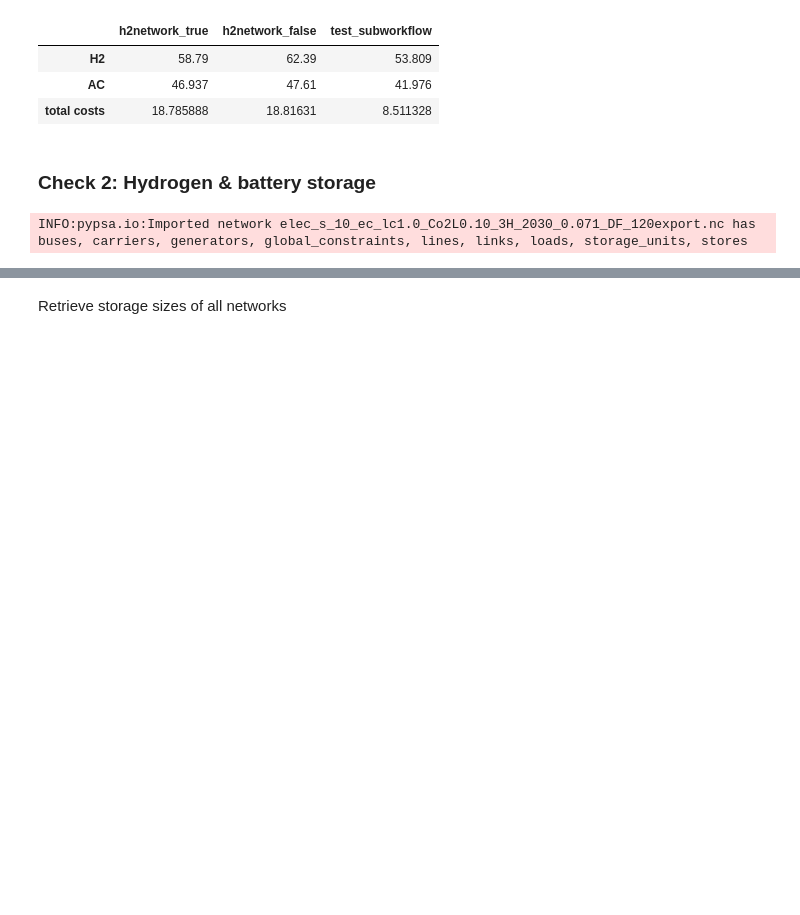
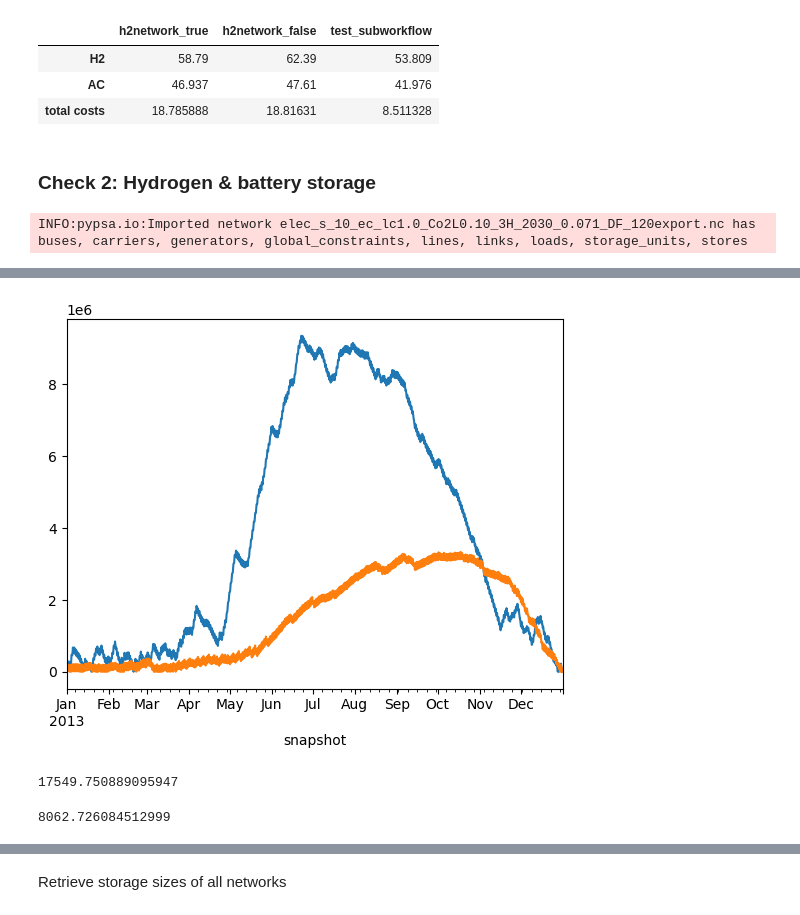
Before and after one commit to energyLS/aldehyde, a Jupyter notebook: workflow/notebooks/check_hypothesis.ipynb, the cells around one changed output, grey strips where cells are left out. Saved outputs shown, nothing was run; the diff lists cells and outputs as text; code cells hidden in the pictures; blank space fills up the shorter version.

```diff
--- a/workflow/notebooks/check_hypothesis.ipynb
+++ b/workflow/notebooks/check_hypothesis.ipynb
@@ -36,3 +36,6 @@ mar_es_export =prefix + "/resources/pypsaearthsec/" + run + "/postnetworks/elec_
 n = pypsa.Network(mar_es_export)
 # %% [output]
 INFO:pypsa.io:Imported network elec_s_10_ec_lc1.0_Co2L0.10_3H_2030_0.071_DF_120export.nc has buses, carriers, generators, global_constraints, lines, links, loads, storage_units, stores
+# %%
+n_old = pypsa.Network(mar_es_export)
+n_new = pypsa.Network(prefix +"/resources/export_only/" + run +"/elec_s_10_ec_lc1.0_Co2L0.10_3H_2030_0.071_DF_120export_solved.nc")
@@ -39,3 +51,19 @@ INFO:pypsa.io:Imported network elec_s_10_ec_lc1.0_Co2L0.10_3H_2030_0.071_DF_120e
+# %%
+# Show storage levels and charging of 200 time steps
+n_old.stores_t.e["H2 export store"].plot() #[2000:2200].plot()
+n_new.stores_t.e["H2 export store"].plot() #[2000:2200].plot()
+
+export_supply_new = (n_new.links_t.p1.loc[:, n_new.links_t.p1.columns.str.contains("export")].sum(axis=1)*(-1)) #.plot()
+# %% [output]
+[figure, added]
+# %%
+n_old.objective/1e6
+# %% [output]
+17549.750889095947
+# %%
+n_new.objective/1e6
+# %% [output]
+8062.726084512999
 # %%
 n.stores[(n.stores.carrier=="H2") & (n.stores.bus != "H2 export bus")].e_nom_opt.sum() / 1e3 # in GWh
 # %% [output]
```
Also changed, not shown: parts of 19 cells of this notebook.
